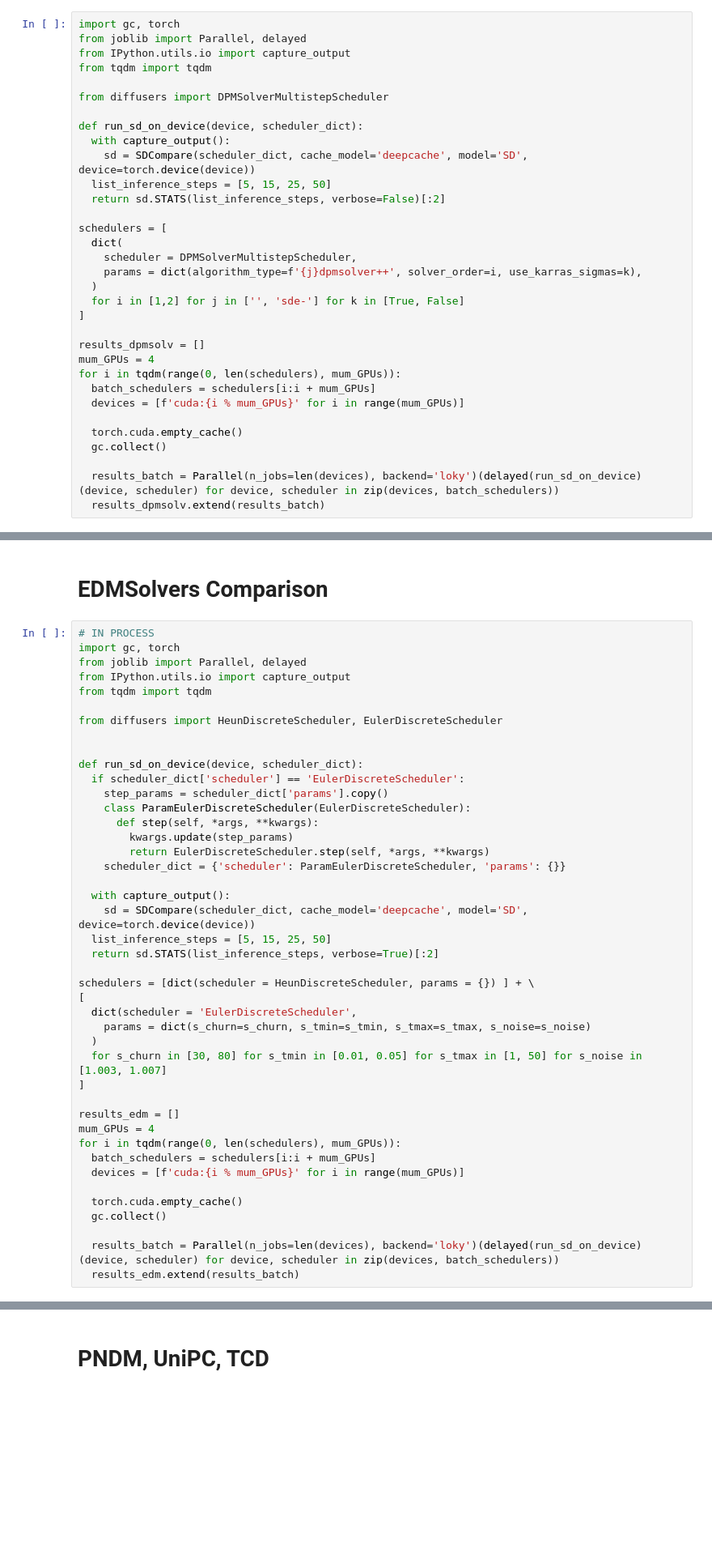
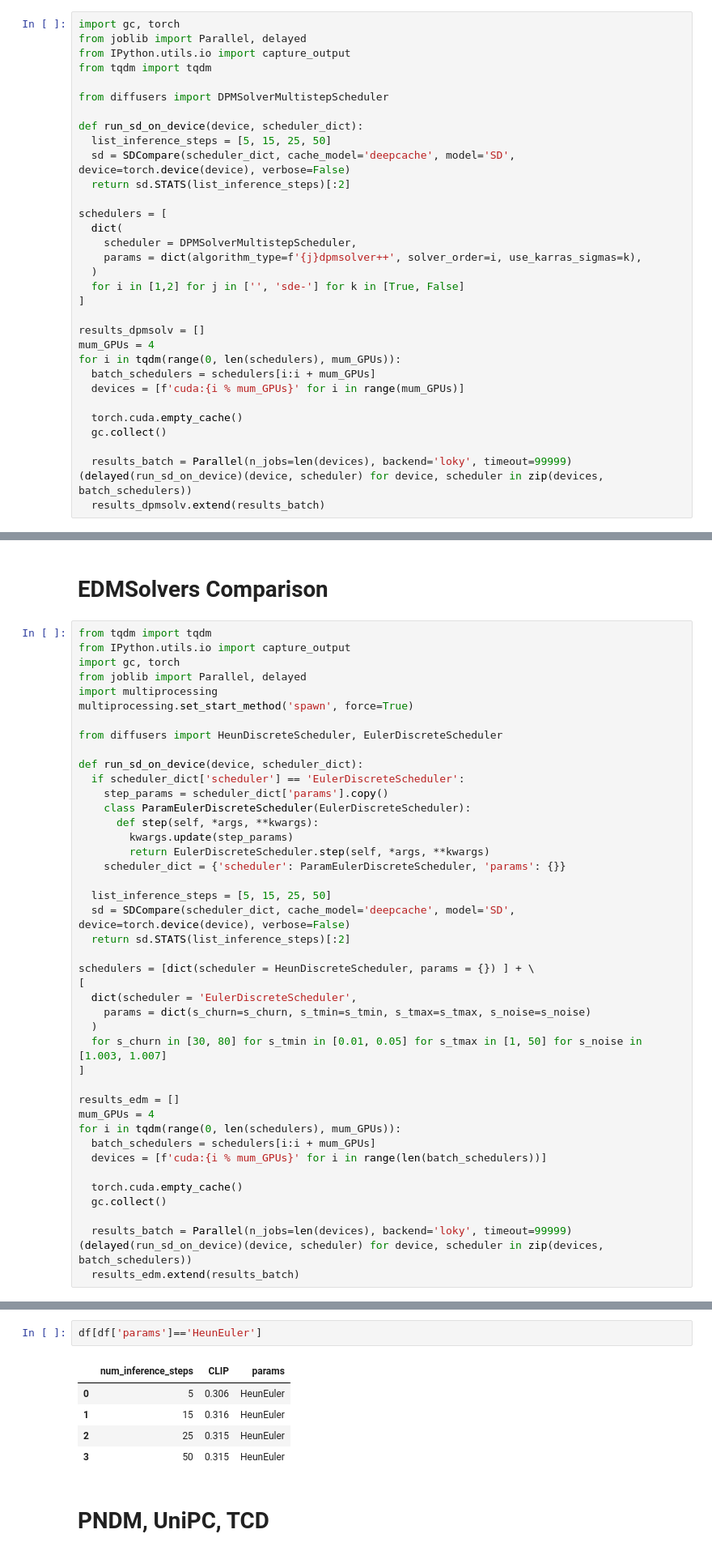
Before and after one commit to philurame/diffusion-speedup, a Jupyter notebook: notebook.ipynb, the cells around one changed output, grey strips where cells are left out. Shown at 81% size. Cells and saved outputs as stored; diff of their text form; blank space fills up the shorter version.

Commit message:
added EDM family results

```diff
--- a/comparison_analysis.ipynb
+++ b/notebook.ipynb
@@ -101,10 +101,9 @@ from tqdm import tqdm
 from diffusers import DPMSolverMultistepScheduler
 
 def run_sd_on_device(device, scheduler_dict):
-  with capture_output():
-    sd = SDCompare(scheduler_dict, cache_model='deepcache', model='SD', device=torch.device(device))
   list_inference_steps = [5, 15, 25, 50]
-  return sd.STATS(list_inference_steps, verbose=False)[:2]
+  sd = SDCompare(scheduler_dict, cache_model='deepcache', model='SD', device=torch.device(device), verbose=False)
+  return sd.STATS(list_inference_steps)[:2]
 
 schedulers = [
   dict(
@@ -123,7 +122,7 @@ for i in tqdm(range(0, len(schedulers), mum_GPUs)):
   torch.cuda.empty_cache()
   gc.collect()
 
-  results_batch = Parallel(n_jobs=len(devices), backend='loky')(delayed(run_sd_on_device)(device, scheduler) for device, scheduler in zip(devices, batch_schedulers))
+  results_batch = Parallel(n_jobs=len(devices), backend='loky', timeout=99999)(delayed(run_sd_on_device)(device, scheduler) for device, scheduler in zip(devices, batch_schedulers))
   results_dpmsolv.extend(results_batch)
 # %%
 %matplotlib inline
@@ -164,14 +163,14 @@ df[df['Scheduler']=='order2']
 # %% [markdown]
 # EDMSolvers Comparison
 # %%
-# IN PROCESS
+from tqdm import tqdm
+from IPython.utils.io import capture_output
 import gc, torch
 from joblib import Parallel, delayed
-from IPython.utils.io import capture_output
-from tqdm import tqdm
+import multiprocessing
+multiprocessing.set_start_method('spawn', force=True)
 
 from diffusers import HeunDiscreteScheduler, EulerDiscreteScheduler
-
 
 def run_sd_on_device(device, scheduler_dict):
   if scheduler_dict['scheduler'] == 'EulerDiscreteScheduler':
@@ -182,10 +181,9 @@ def run_sd_on_device(device, scheduler_dict):
         return EulerDiscreteScheduler.step(self, *args, **kwargs)
     scheduler_dict = {'scheduler': ParamEulerDiscreteScheduler, 'params': {}}
 
-  with capture_output():
-    sd = SDCompare(scheduler_dict, cache_model='deepcache', model='SD', device=torch.device(device))
   list_inference_steps = [5, 15, 25, 50]
-  return sd.STATS(list_inference_steps, verbose=True)[:2]
+  sd = SDCompare(scheduler_dict, cache_model='deepcache', model='SD', device=torch.device(device), verbose=False)
+  return sd.STATS(list_inference_steps)[:2]
 
 schedulers = [dict(scheduler = HeunDiscreteScheduler, params = {}) ] + \
 [
@@ -199,11 +197,11 @@ results_edm = []
 mum_GPUs = 4
 for i in tqdm(range(0, len(schedulers), mum_GPUs)):
   batch_schedulers = schedulers[i:i + mum_GPUs]
-  devices = [f'cuda:{i % mum_GPUs}' for i in range(mum_GPUs)]
+  devices = [f'cuda:{i % mum_GPUs}' for i in range(len(batch_schedulers))]
 
   torch.cuda.empty_cache()
   gc.collect()
 
-  results_batch = Parallel(n_jobs=len(devices), backend='loky')(delayed(run_sd_on_device)(device, scheduler) for device, scheduler in zip(devices, batch_schedulers))
+  results_batch = Parallel(n_jobs=len(devices), backend='loky', timeout=99999)(delayed(run_sd_on_device)(device, scheduler) for device, scheduler in zip(devices, batch_schedulers))
   results_edm.extend(results_batch)
 # %%
@@ -235,3 +234,11 @@ plt.show()
+# %%
+df[df['params']=='HeunEuler']
+# %% [output]
+|  | num_inference_steps | CLIP | params |
+| 0 | 5 | 0.306 | HeunEuler |
+| 1 | 15 | 0.316 | HeunEuler |
+| 2 | 25 | 0.315 | HeunEuler |
+| 3 | 50 | 0.315 | HeunEuler |
 # %% [markdown]
 # PNDM, UniPC, TCD
 # %%
```
Also changed, not shown: parts of 9 cells of this notebook, 1 other file.
